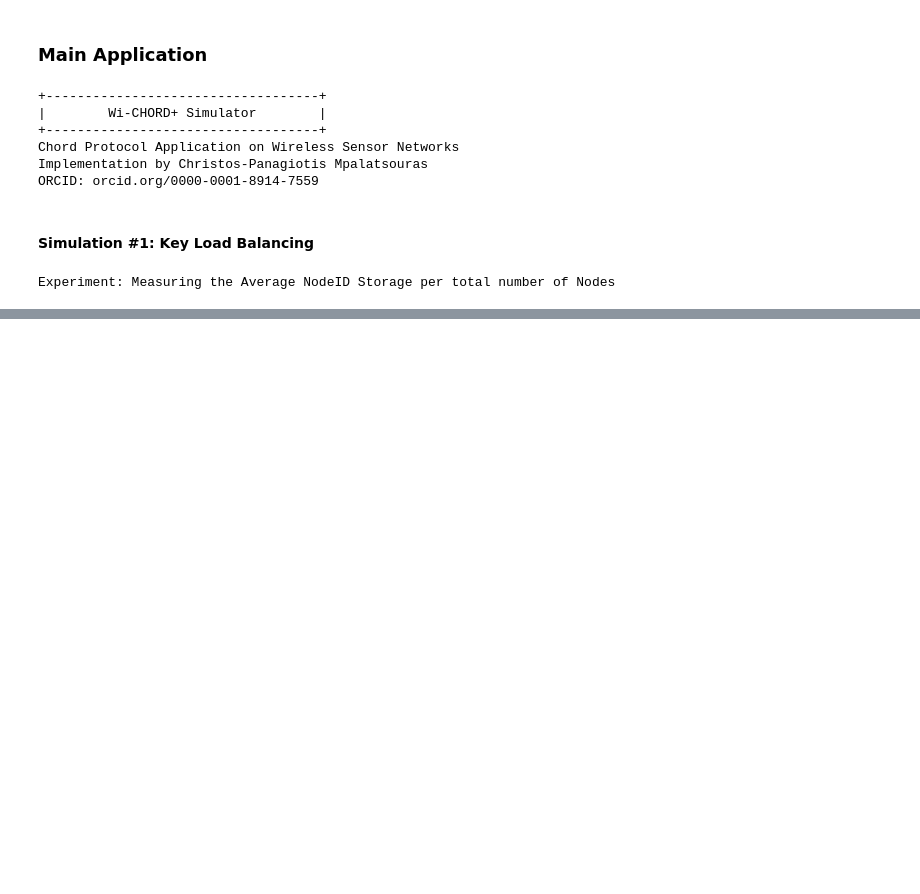
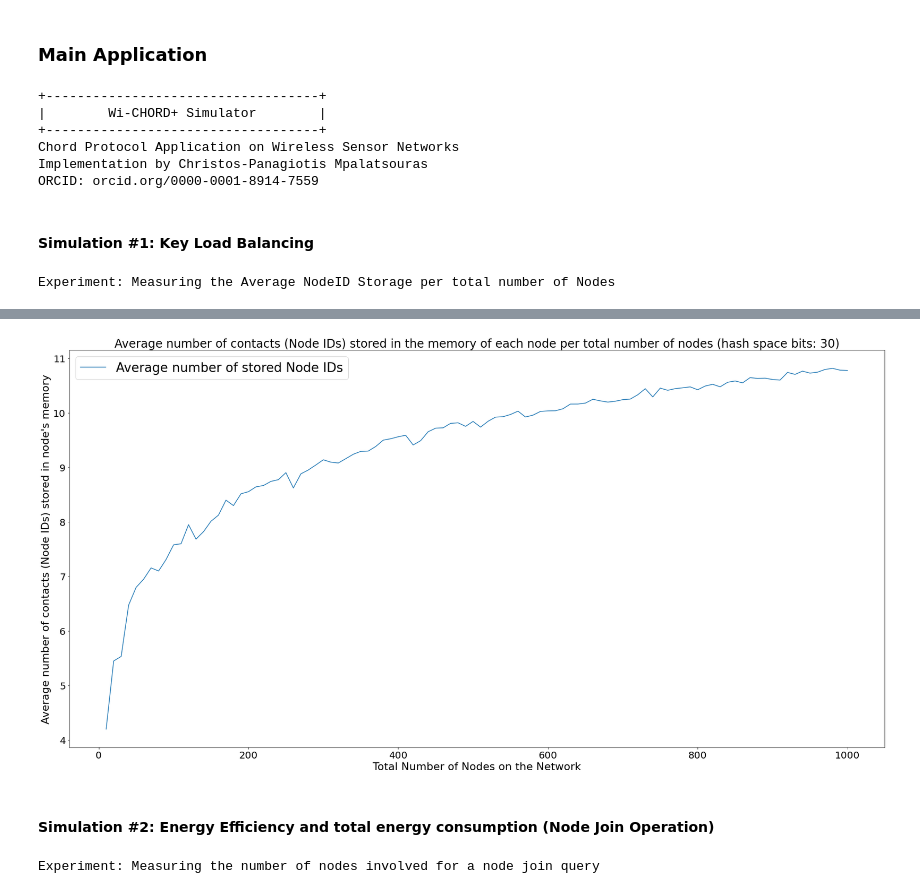
Before and after one commit to takis104/WiCHORD-chord-application-P2P-Wireless-Sensor-Network-IoT, a Jupyter notebook: WiCHORD-Plus-Simulator-Python/WiCHORD_Plus_Simulator.ipynb, the cells around one changed output, grey strips where cells are left out. Saved outputs shown, nothing was run; the diff lists cells and outputs as text; code cells hidden in the pictures; blank space fills up the shorter version.

Commit message:
Update WiCHORD_Plus_Simulator.ipynb
Add storage efficiency simulation experiment

```diff
--- a/WiCHORD-Plus-Simulator-Python/WiCHORD_Plus_Simulator.ipynb
+++ b/WiCHORD-Plus-Simulator-Python/WiCHORD_Plus_Simulator.ipynb
@@ -54,28 +76,19 @@ print("\nExperiment: Measuring the Average NodeID Storage per total number of No
 # %% [output]
 Experiment: Measuring the Average NodeID Storage per total number of Nodes
 # %%
-# Main Simulation
+# Main Simulation for Storage Efficiency
 results = []  # list to store the results
 for total_nodes in range(minimum_nodes, maximum_nodes, step):
     print("\nRunning Experiment with total nodes: ", total_nodes)
 
-    # Create random sensor node mac addresses to add to the network
-    node_list = []
-    for n in range(0, total_nodes + 1):
-        mac_address = secrets.token_hex(6)  # Generate random MAC addresses
-        node_list.append(SensorNode(mac_address, None))
-        # print("Found node with MAC Address: ", mac_address)
-    # Sort the list of nodes by NODE ID
-    node_list.sort(key=lambda node: node.node_id)
-
-    # Add the above random sensor nodes to a new empty network
-    wsn = network_build(node_list)
+    # Create a random WSN with random sensor node MAC Addresses
+    wsn = create_random_wsn(total_nodes)
 
     # Export the network's list of nodes
     list_of_nodes = wsn.List_of_Nodes
 
+    # ---- Find the average number of node IDs stored in the memory of each node ----
     sum_of_contacts = 0  # the total sum of node contacts
-
     for node in list_of_nodes:
         node.update_total_num_of_contacts()
         sum_of_contacts = sum_of_contacts + node.contacts_num  # update the total sum of node contacts
@@ -126,0 +140,4 @@ results
+# %%
+# Convert results array of dicts to Pandas DataFrame
+results_df = pd.DataFrame(results)
+results_df
@@ -126,0 +158,28 @@ results
+# %%
+# Plot the simulation experiment results
+# Set the appearance parameters for the plots
+mpl.rcParams['figure.figsize'] = [30, 15]
+mpl.rcParams['xtick.labelsize'] = 20
+mpl.rcParams['ytick.labelsize'] = 20
+mpl.rcParams['axes.titlesize'] = 30
+mpl.rcParams['axes.labelsize'] = 25
+# %%
+# Show the plot/plots
+plt.plot(
+    results_df["Nodes"],
+    results_df["Avg_Num_of_Contacts"],
+    label="Average number of stored Node IDs"
+)
+plt.ylabel("Average number of contacts (Node IDs) stored in node's memory", fontsize=22)
+plt.xlabel("Total Number of Nodes on the Network", fontsize=22)
+plt.title("Average number of contacts (Node IDs) stored in the memory of each node per total number of nodes (hash space bits: "+str(hash_space_bits)+")", fontsize=24)
+plt.legend(prop={'size': 26})
+plt.show()
+# %% [output]
+[figure, added]
+# %% [markdown]
+#### Simulation #2: Energy Efficiency and total energy consumption (Node Join Operation)
+# %%
+print("\nExperiment: Measuring the number of nodes involved for a node join query\n")
+# %% [output]
+Experiment: Measuring the number of nodes involved for a node join query
```
Also changed, not shown: parts of 7 cells of this notebook.
